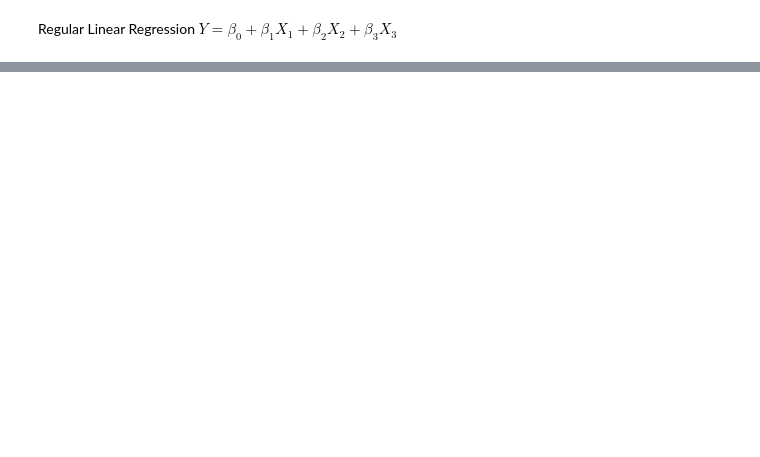
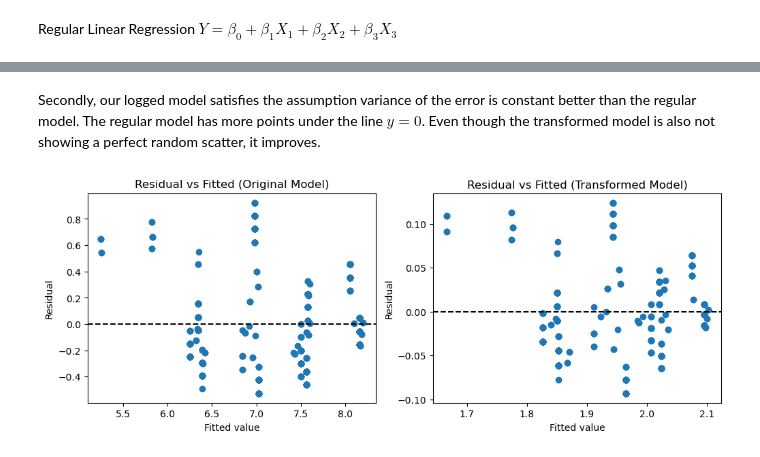
Before and after one commit to lding219/math-360-modelling-assignment-3, a Jupyter notebook: doris/report_file.ipynb, the cells around one changed output, grey strips where cells are left out. Cells and saved outputs as stored; diff of their text form; code cells hidden in the pictures; blank space fills up the shorter version.

```diff
--- a/doris/report_file.ipynb
+++ b/doris/report_file.ipynb
@@ -438,0 +167,22 @@ sm.qqplot(residuals, fit=True, line="45")
+# %% [markdown]
+Secondly, our logged model satisfies the assumption variance of the error is constant better than the regular model. The regular model has more points under the line $y = 0$. Even though the transformed model is also not showing a perfect random scatter, it improves.
+# %%
+fig, axes = plt.subplots(1, 2, figsize=(12, 4))
+fitted_y = reg_original.fittedvalues
+residuals = reg_original.resid
+fitted_y_log = reg_logged.fittedvalues
+residuals_log = reg_logged.resid
+axes[0].scatter(fitted_y, residuals)
+axes[0].axhline(y=0, color='k', linestyle='--')
+axes[0].set_xlabel('Fitted value')
+axes[0].set_ylabel('Residual')
+axes[0].set_title('Residual vs Fitted (Regular Model)')
+
+axes[1].scatter(fitted_y_log,residuals_log)
+axes[1].axhline(y=0, color='k', linestyle='--')
+axes[1].set_xlabel('Fitted value')
+axes[1].set_ylabel('Residual')
+axes[1].set_title('Residual vs Fitted (Transformed Model)')
+plt.show()
+# %% [output]
+[figure, added]
```
Also changed, not shown: parts of 49 cells of this notebook.
